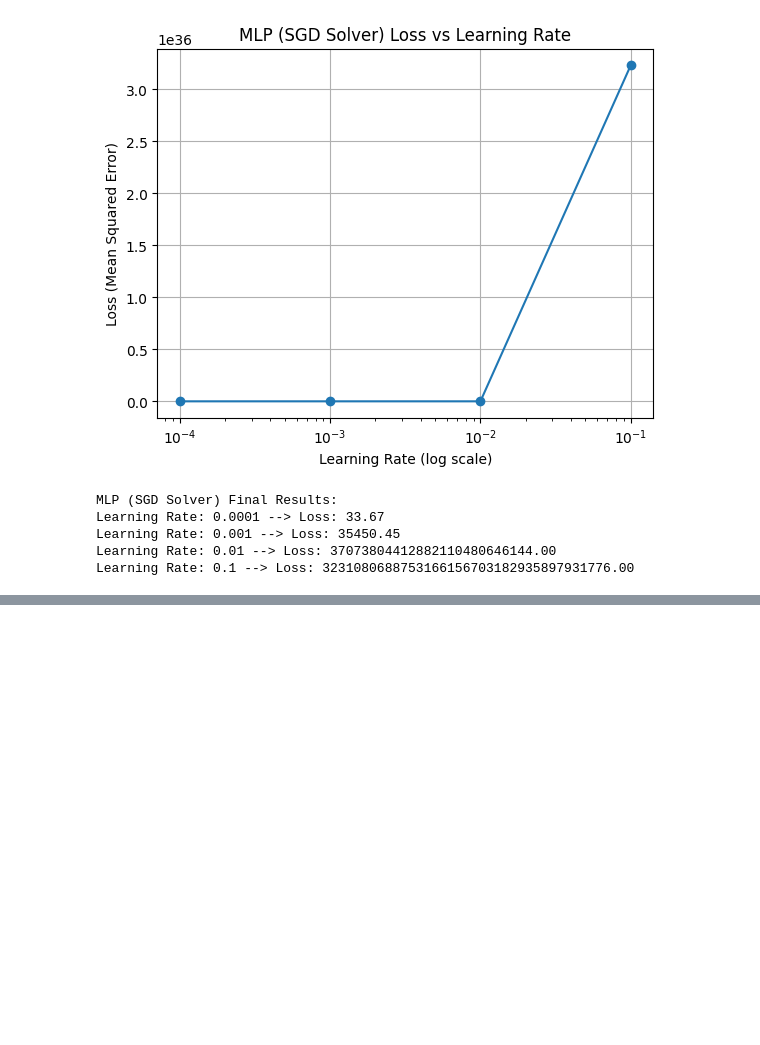
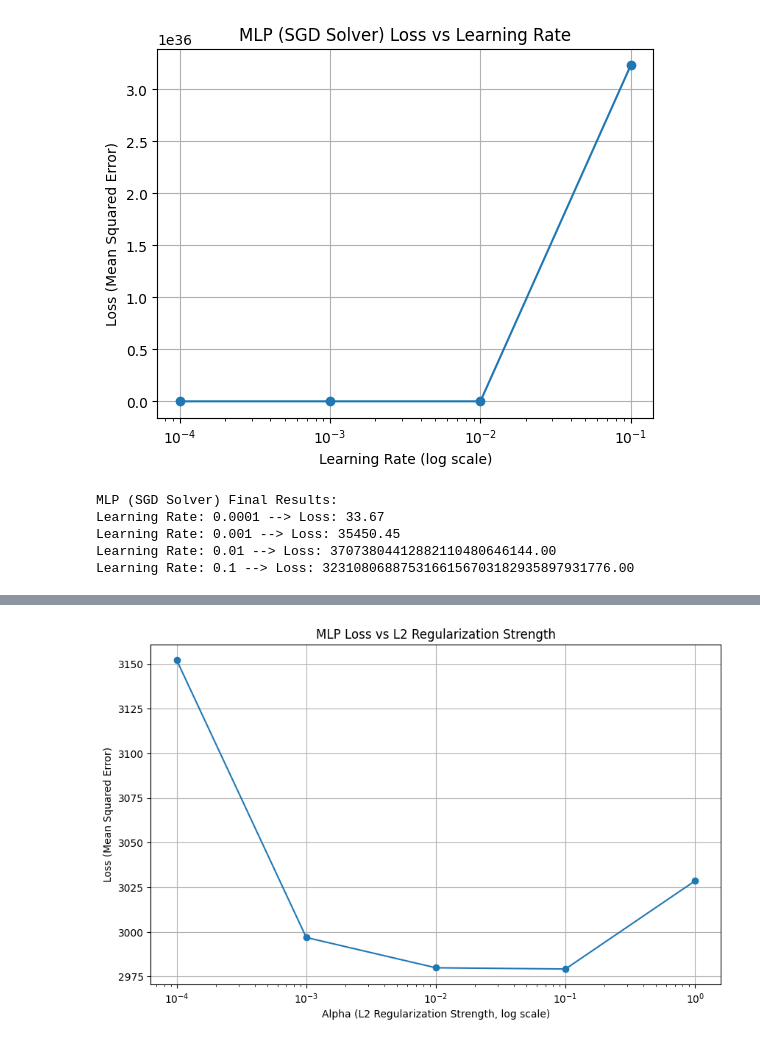
Before and after one commit to SHASHANK8412/DL-Lab, a Jupyter notebook: DL_Assignment_1.ipynb, the cells around one changed output, grey strips where cells are left out. Cells and saved outputs as stored; diff of their text form; code cells hidden in the pictures; blank space fills up the shorter version.

```diff
--- a/DL_Assignment_1.ipynb
+++ b/DL_Assignment_1.ipynb
@@ -619,0 +624,70 @@ Learning Rate: 0.1 --> Loss: 3231080688753166156703182935897931776.00
+# %%
+# ==============================
+# L2 REGULARIZATION
+# ==============================
+
+# IMPORT LIBRARIES (re-added for robustness)
+import pandas as pd
+import numpy as np
+import matplotlib.pyplot as plt
+from sklearn.model_selection import train_test_split
+from sklearn.preprocessing import StandardScaler
+from sklearn.neural_network import MLPRegressor
+from sklearn.metrics import mean_squared_error
+
+# LOAD DATASET (re-added for robustness)
+df = pd.read_csv("IPL2025Batters.csv")
+
+# PREPROCESSING (re-added for robustness)
+df_numeric = df.select_dtypes(include=[np.number])
+X = df_numeric.drop("Runs", axis=1)
+y = df_numeric["Runs"]
+X_train, X_test, y_train, y_test = train_test_split(X, y, test_size=0.2, random_state=42)
+scaler = StandardScaler()
+X_train = scaler.fit_transform(X_train)
+X_test = scaler.transform(X_test)
+
+print("Implementing MLPRegressor with L2 Regularization (alpha parameter).")
+
+l2_alphas = [0.0001, 0.001, 0.01, 0.1, 1.0]
+l2_losses = []
+
+for alpha_val in l2_alphas:
+    print(f"\nTraining MLPRegressor with alpha = {alpha_val}")
+
+    model_l2 = MLPRegressor(
+        hidden_layer_sizes=(50, 30),
+        activation='relu',
+        solver='adam',
+        learning_rate_init=0.01, # Fixed learning rate for consistency
+        max_iter=1000,
+        random_state=42,
+        alpha=alpha_val # L2 penalty parameter
+    )
+
+    # Train model
+    model_l2.fit(X_train, y_train)
+
+    # Predictions
+    y_pred_l2 = model_l2.predict(X_test)
+
+    # Calculate Loss (MSE)
+    loss_l2 = mean_squared_error(y_test, y_pred_l2)
+    l2_losses.append(loss_l2)
+
+    print(f"Loss (MSE) with alpha={alpha_val}: {loss_l2:.2f}")
+
+# Plotting results for L2 Regularization
+plt.figure(figsize=(10, 6))
+plt.plot(l2_alphas, l2_losses, marker='o')
+plt.xscale('log')
+plt.xlabel("Alpha (L2 Regularization Strength, log scale)")
+plt.ylabel("Loss (Mean Squared Error)")
+plt.title("MLP Loss vs L2 Regularization Strength")
+plt.grid()
+plt.show()
+
+print("\nL2 Regularization Final Results:")
+for alpha_val, loss in zip(l2_alphas, l2_losses):
+    print(f"Alpha: {alpha_val} --> Loss: {loss:.2f}")
+# %% [output]
@@ -619,0 +710 @@ Learning Rate: 0.1 --> Loss: 3231080688753166156703182935897931776.00
+[figure, added]
```
Also changed, not shown: parts of 11 cells of this notebook.
